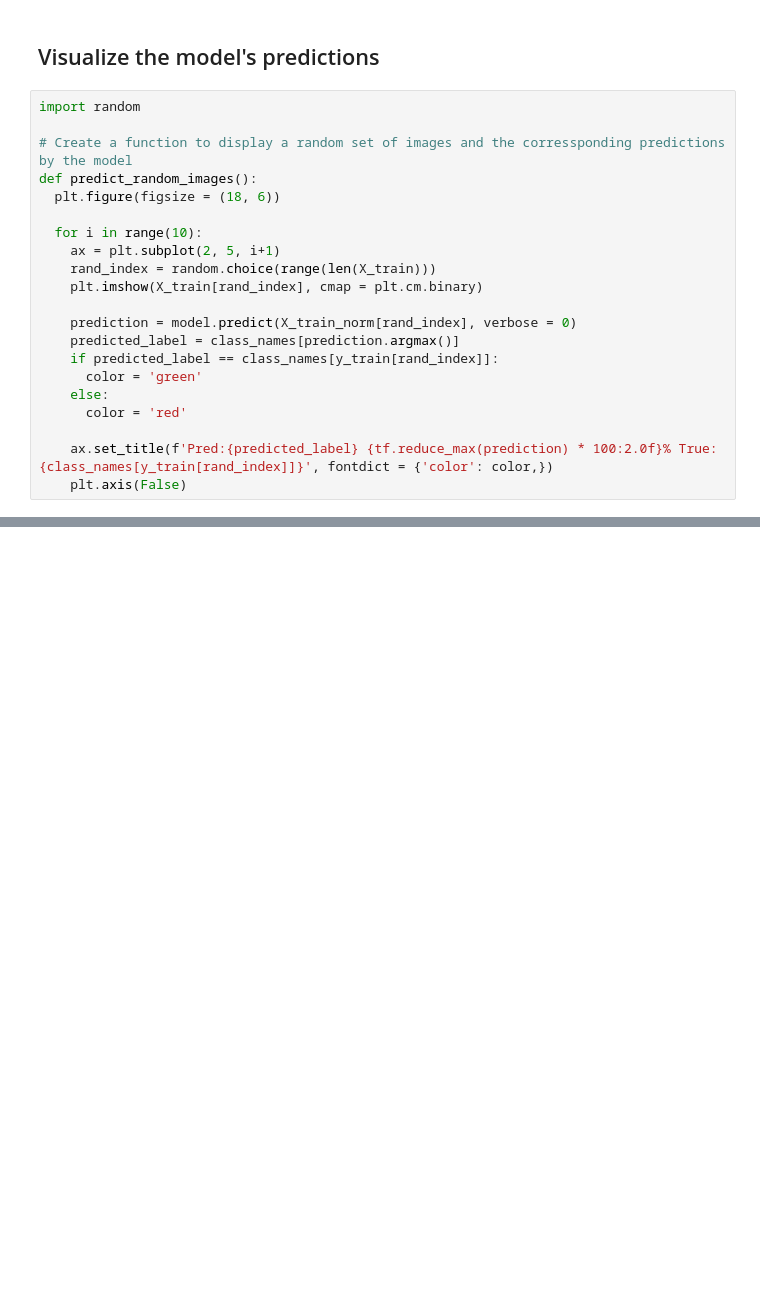
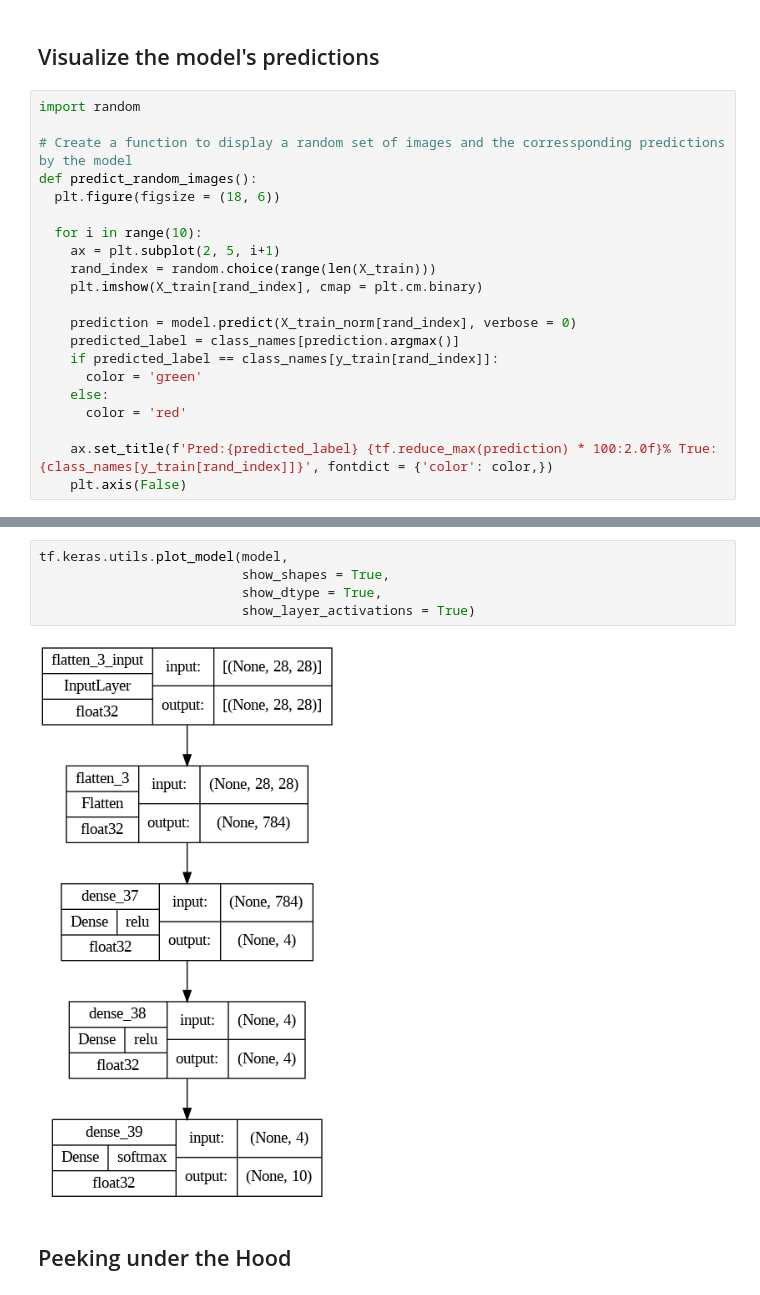
Before and after one commit to Anikate-De/TensorFlow-Deep-Learning, a Jupyter notebook: Neural Network Classification.ipynb, the cells around one changed output, grey strips where cells are left out. Drawn from its saved outputs; the diff is of its cells as text; blank space fills up the shorter version.

```diff
--- a/Neural Network Classification.ipynb
+++ b/Neural Network Classification.ipynb
@@ -1126,0 +1193,9 @@ predict_random_images()
+# %%
+tf.keras.utils.plot_model(model,
+                          show_shapes = True,
+                          show_dtype = True,
+                          show_layer_activations = True)
+# %% [output]
+[figure, added]
+# %% [markdown]
+## Peeking under the Hood
```
Also changed, not shown: parts of 45 cells of this notebook.
